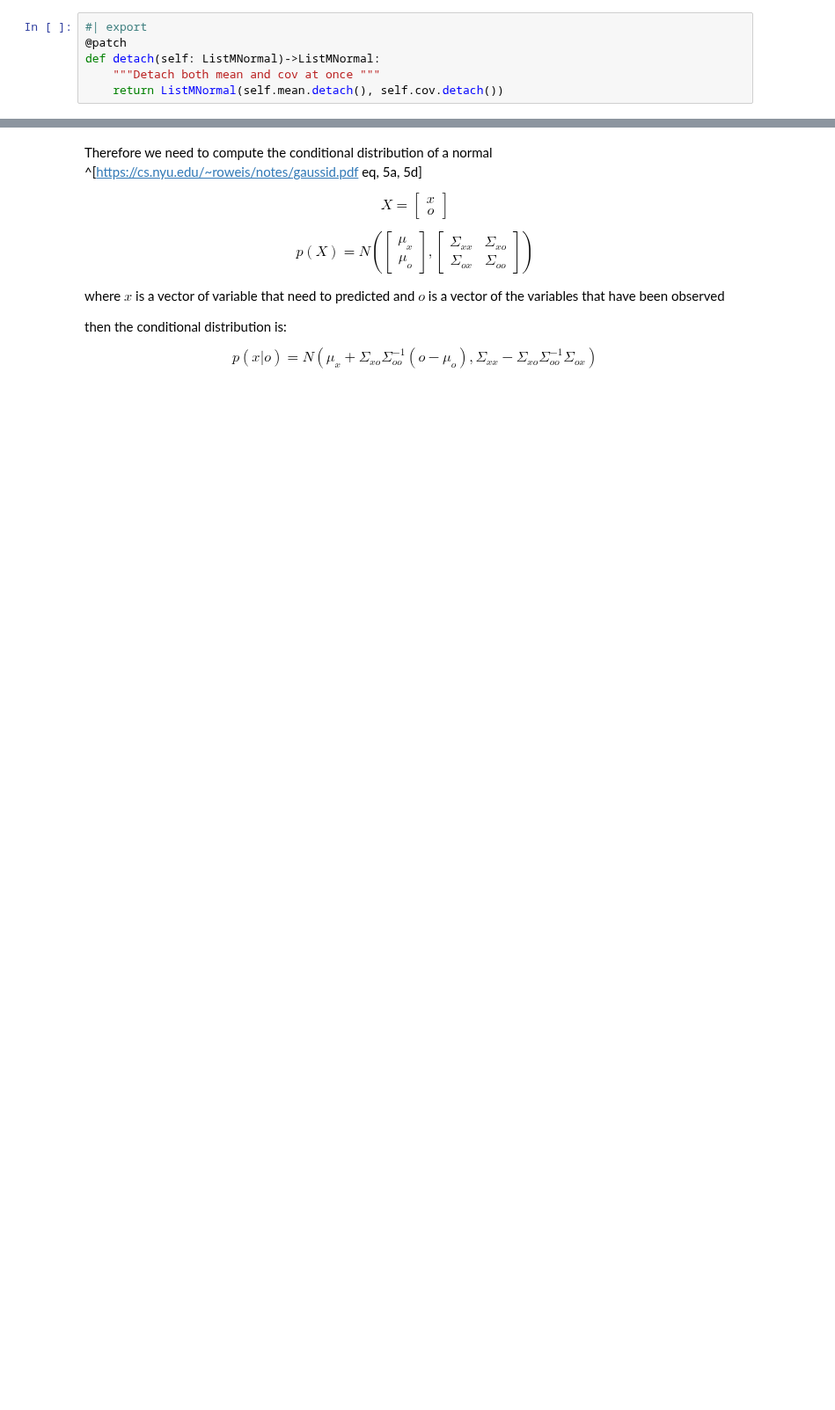
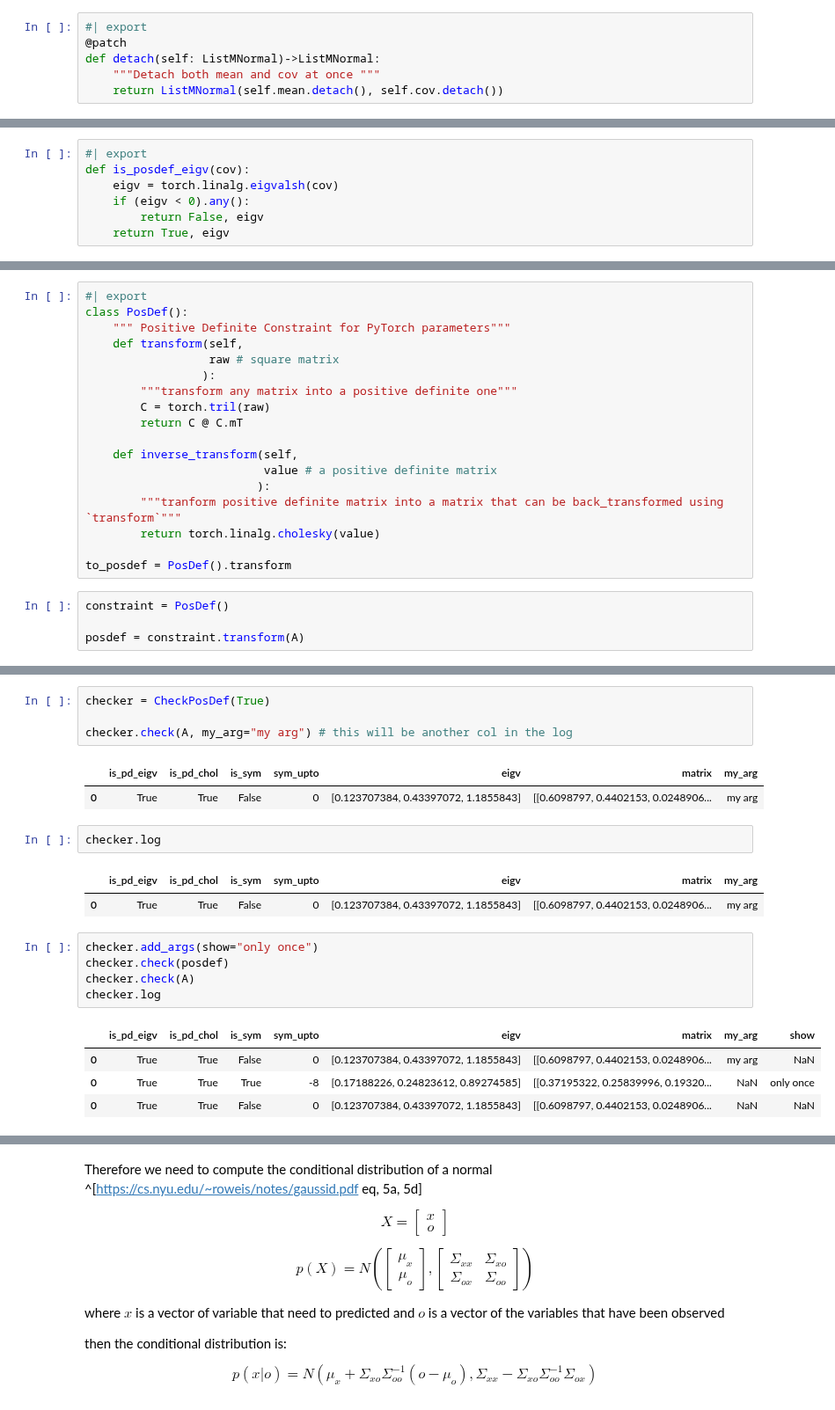
Before and after one commit to mone27/meteo_imp, a Jupyter notebook: lib_nbs/20_Gaussian.ipynb, the cells around one changed output, grey strips where cells are left out. Shown at 88% size. Cells and saved outputs as stored; diff of their text form; blank space fills up the shorter version.

```diff
--- a/lib_nbs/20_Gaussian.ipynb
+++ b/lib_nbs/20_Gaussian.ipynb
@@ -79,0 +137,7 @@ MultiNormal(mean=tensor([0.2230, 0.6219, 0.0614, 0.4108, 0.0269, 0.8821, 0.0538,
+# %%
+#| export
+def is_posdef_eigv(cov):
+    eigv = torch.linalg.eigvalsh(cov)
+    if (eigv < 0).any():
+        return False, eigv
+    return True, eigv
@@ -79,0 +161,22 @@ MultiNormal(mean=tensor([0.2230, 0.6219, 0.0614, 0.4108, 0.0269, 0.8821, 0.0538,
+# %%
+#| export
+class PosDef():
+    """ Positive Definite Constraint for PyTorch parameters"""
+    def transform(self,
+                  raw # square matrix
+                 ):
+        """transform any matrix into a positive definite one"""
+        C = torch.tril(raw)
+        return C @ C.mT
+
+    def inverse_transform(self,
+                          value # a positive definite matrix
+                         ):
+        """tranform positive definite matrix into a matrix that can be back_transformed using `transform`"""
+        return torch.linalg.cholesky(value)
+
+to_posdef = PosDef().transform
+# %%
+constraint = PosDef()
+
+posdef = constraint.transform(A)
@@ -79,0 +288,22 @@ MultiNormal(mean=tensor([0.2230, 0.6219, 0.0614, 0.4108, 0.0269, 0.8821, 0.0538,
+# %%
+checker = CheckPosDef(True)
+
+checker.check(A, my_arg="my arg") # this will be another col in the log
+# %% [output]
+|  | is_pd_eigv | is_pd_chol | is_sym | sym_upto | eigv | matrix | my_arg |
+| 0 | True | True | False | 0 | [0.123707384, 0.43397072, 1.1855843] | [[0.6098797, 0.4402153, 0.0248906... | my arg |
+# %%
+checker.log
+# %% [output]
+|  | is_pd_eigv | is_pd_chol | is_sym | sym_upto | eigv | matrix | my_arg |
+| 0 | True | True | False | 0 | [0.123707384, 0.43397072, 1.1855843] | [[0.6098797, 0.4402153, 0.0248906... | my arg |
+# %%
+checker.add_args(show="only once")
+checker.check(posdef)
+checker.check(A)
+checker.log
+# %% [output]
+|  | is_pd_eigv | is_pd_chol | is_sym | sym_upto | eigv | matrix | my_arg | show |
+| 0 | True | True | False | 0 | [0.123707384, 0.43397072, 1.1855843] | [[0.6098797, 0.4402153, 0.0248906... | my arg | NaN |
+| 0 | True | True | True | -8 | [0.17188226, 0.24823612, 0.89274585] | [[0.37195322, 0.25839996, 0.19320... | NaN | only once |
+| 0 | True | True | False | 0 | [0.123707384, 0.43397072, 1.1855843] | [[0.6098797, 0.4402153, 0.0248906... | NaN | NaN |
```
Also changed, not shown: parts of 86 cells of this notebook, 7 other files.
